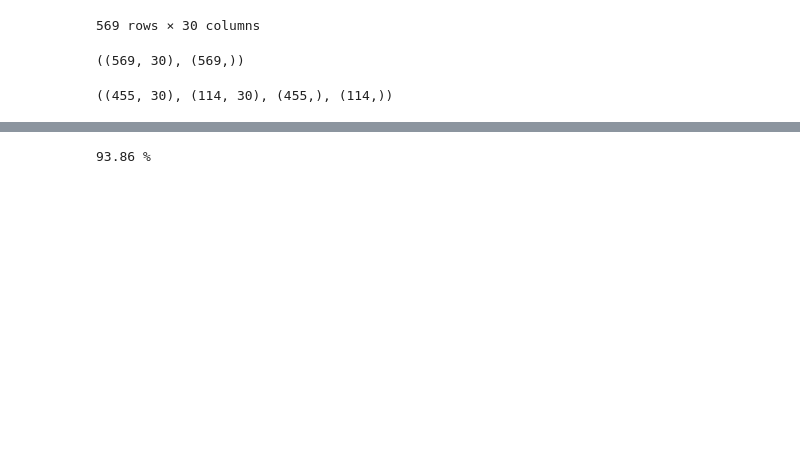
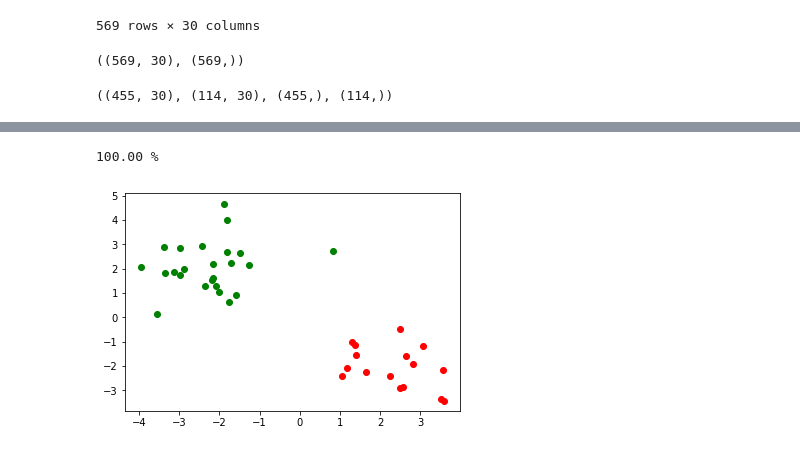
Before and after one commit to habroptilus/ml-tools, a Jupyter notebook: experiment/linear_svm_subgrad.ipynb, the cells around one changed output, grey strips where cells are left out. Saved outputs shown, nothing was run; the diff lists cells and outputs as text; code cells hidden in the pictures; blank space fills up the shorter version.

```diff
--- a/experiment/linear_svm_subgrad.ipynb
+++ b/experiment/linear_svm_subgrad.ipynb
@@ -61,8 +110,10 @@ print(f"{acc*100:.2f} %")
 # %%
-lr= LogisticRegression()
-lr.fit(X_train,y_train)
-pred_y=lr.predict(X_test)
-acc=accuracy_score(y_test, pred_y)
+acc=model.evaluate(X_test,y_test)
 print(f"{acc*100:.2f} %")
 # %% [output]
-93.86 %
+100.00 %
+# %%
+y_test[y_test==-1]=0
+plotter.plot(X_test,y_test)
+# %% [output]
+[figure, added]
```
Also changed, not shown: parts of 8 cells of this notebook, 1 other file.
